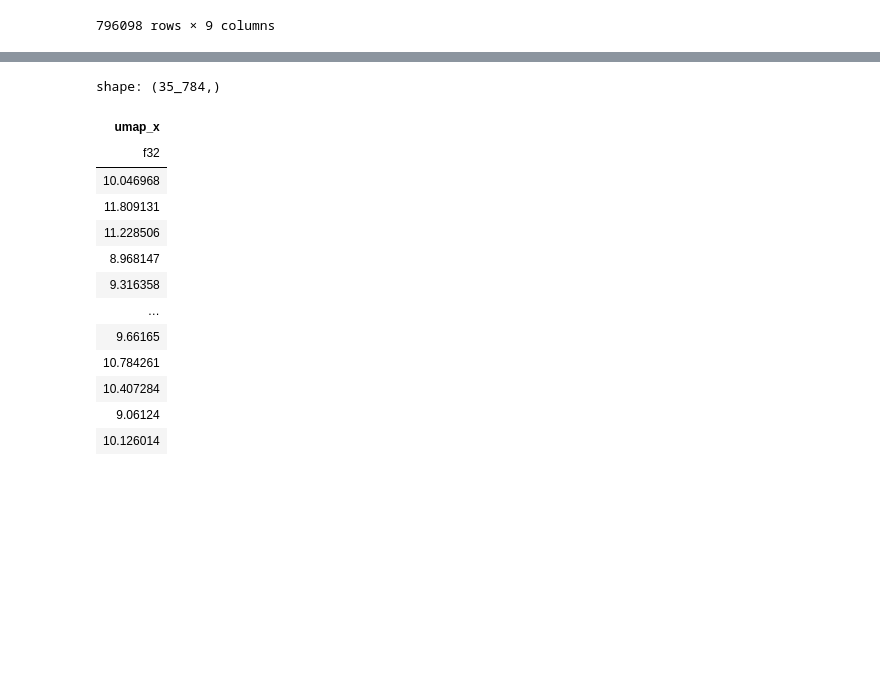
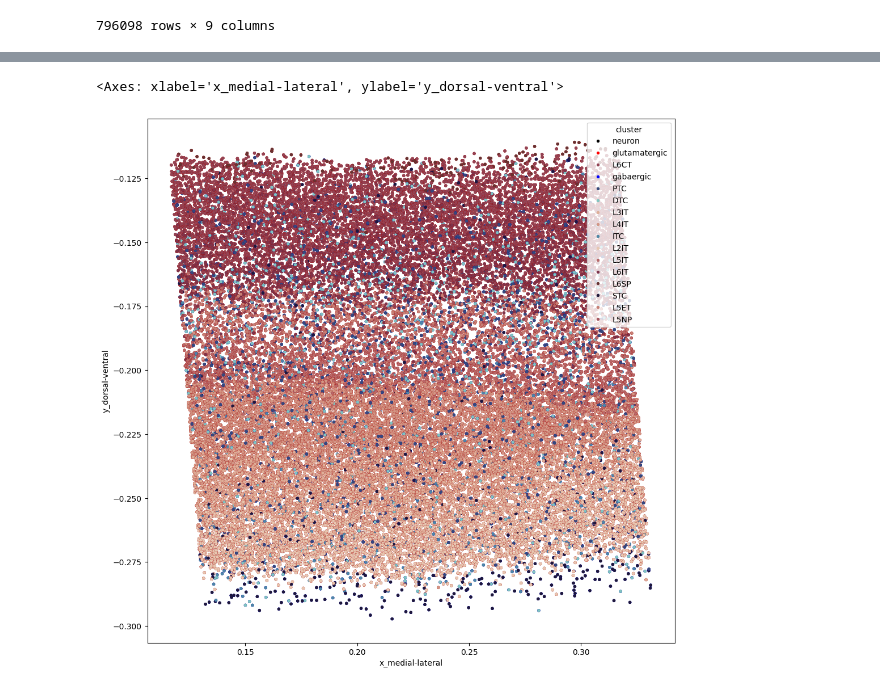
Before and after one commit to AllenInstitute/ConnectsCommonConnectivity, a Jupyter notebook: code/example_microns_query.ipynb, the cells around one changed output, grey strips where cells are left out. Saved outputs shown, nothing was run; the diff lists cells and outputs as text; code cells hidden in the pictures; blank space fills up the shorter version.

```diff
--- a/code/example_microns_query.ipynb
+++ b/code/example_microns_query.ipynb
@@ -195,17 +168,13 @@ ValueError: The palette dictionary is missing keys: {'inhibitory', 'excitatory'}
 # %%
-nodes['umap_x']
+f, ax = plt.subplots(figsize=(12,12))
+
+sns.scatterplot(data=nodes,
+                x='x_medial-lateral',
+                y='y_dorsal-ventral',
+                hue='cluster',
+                s=15,
+                palette=pallete,
+                linewidths=0, ax=ax)
 # %% [output]
-shape: (35_784,)
+<Axes: xlabel='x_medial-lateral', ylabel='y_dorsal-ventral'>
-| umap_x |
-| f32 |
-| 10.046968 |
-| 11.809131 |
-| 11.228506 |
-| 8.968147 |
-| 9.316358 |
-| … |
-| 9.66165 |
-| 10.784261 |
-| 10.407284 |
-| 9.06124 |
-| 10.126014 |
+[figure, added]
```
Also changed, not shown: parts of 10 cells of this notebook, 1 other file.
